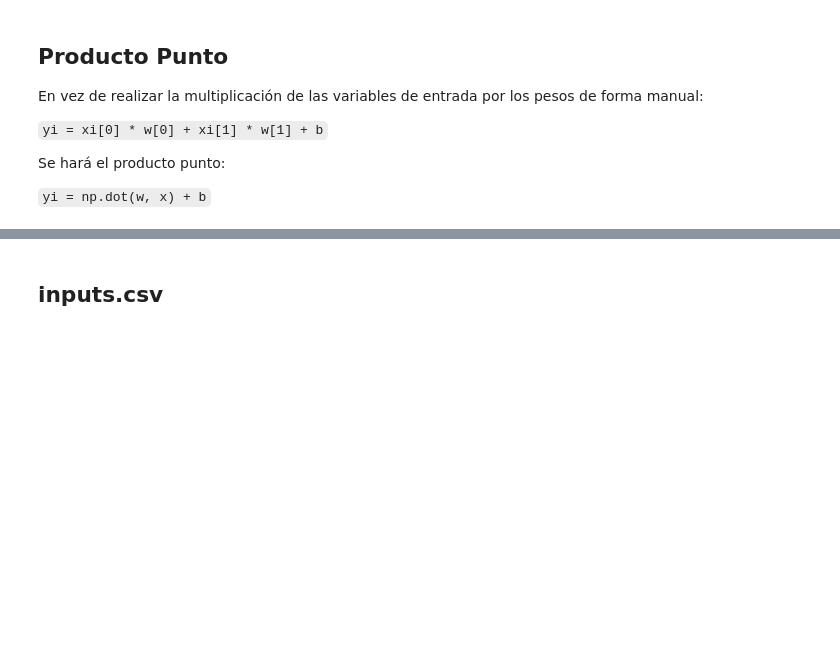
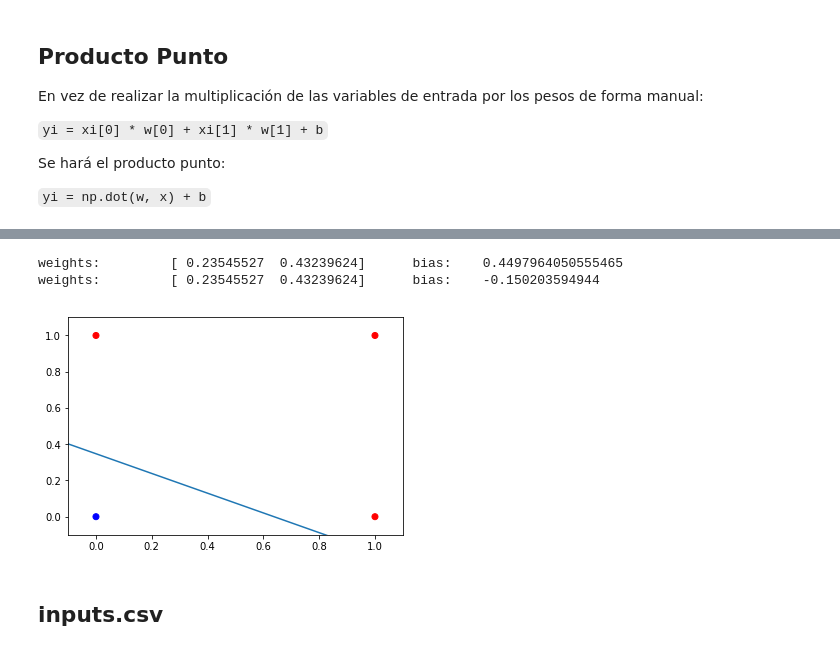
Before and after one commit to gabrieldelaparra/learnNN, a Jupyter notebook: 03 - Perceptron Improved.ipynb, the cells around one changed output, grey strips where cells are left out. Cells and saved outputs as stored; diff of their text form; code cells hidden in the pictures; blank space fills up the shorter version.

```diff
--- a/03 - Perceptron Improved.ipynb
+++ b/03 - Perceptron Improved.ipynb
@@ -222,3 +277,9 @@ new bias:                0.07734880261049037
+# %%
+trainPerceptron(trainingData, expected, learningRate, niters)
+# %% [output]
+weights:         [ 0.23545527  0.43239624]      bias:    0.4497964050555465
+weights:         [ 0.23545527  0.43239624]      bias:    -0.150203594944
+[figure, added]
 # %%
 learningRate = 0.2
 # %% [markdown]
```
Also changed, not shown: parts of 24 cells of this notebook.
